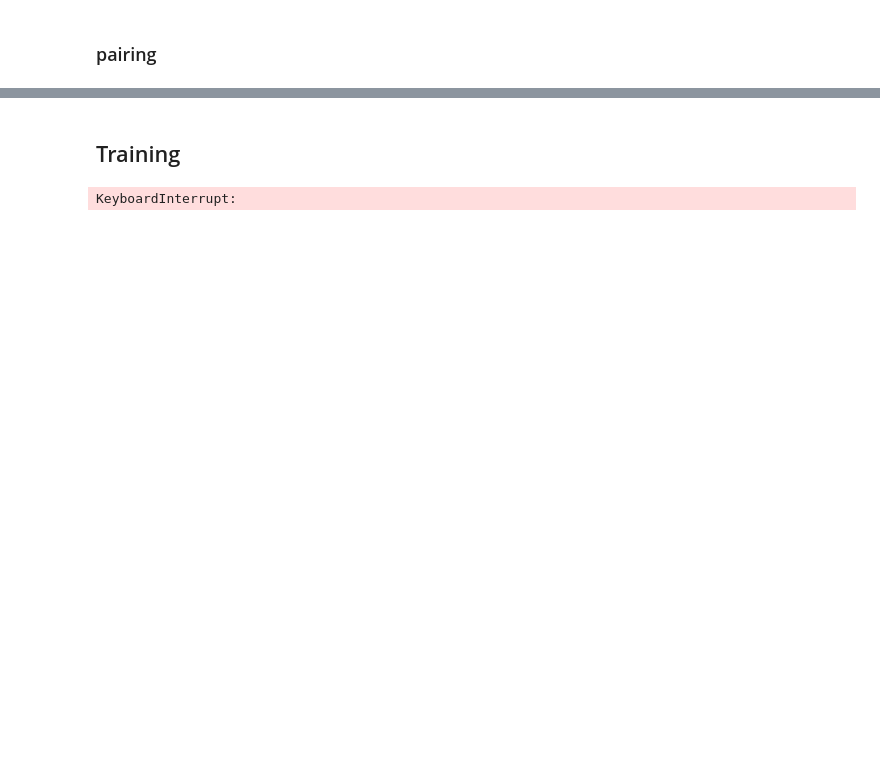
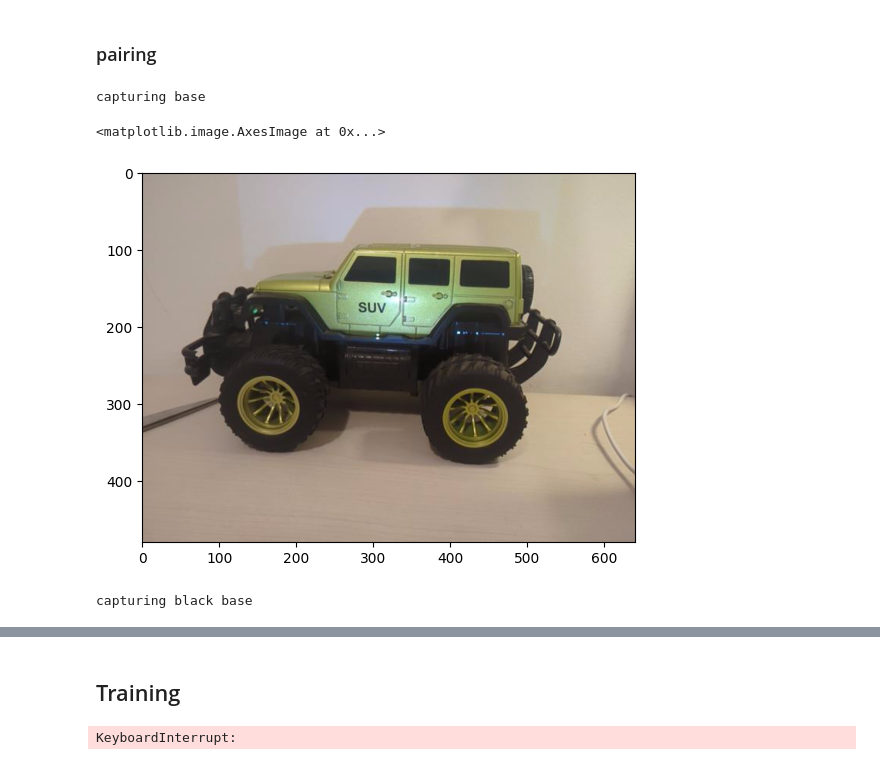
Before and after one commit to Dannynis/AdversarialRendering, a Jupyter notebook: img_adv.ipynb, the cells around one changed output, grey strips where cells are left out. Cells and saved outputs as stored; diff of their text form; code cells hidden in the pictures; blank space fills up the shorter version.

```diff
--- a/img_adv.ipynb
+++ b/img_adv.ipynb
@@ -32,3 +34,37 @@ if not ret:
     print("Failed to grab frame")
 else:
     orig_ref_frame = cv2.cvtColor(frame, cv2.COLOR_BGR2RGB)
+# %%
+import time
+from tqdm import tqdm
+
+secondary_screen_width, secondary_screen_height = 600, 300
+scale = 1
+
+pattern = np.zeros((secondary_screen_width//scale, secondary_screen_height//scale,3),dtype=np.uint8)
+
+
+
+
+cv2.destroyAllWindows()
+
+clear_output()
+
+print('capturing base')
+
+time.sleep(1)
+
+
+for k in range(5):
+    ret, frame = cap.read()
+if not ret:
+    print("Failed to grab frame")
+else:
+    orig_ref_frame_for_saving = cv2.cvtColor(frame, cv2.COLOR_BGR2RGB)
+# %% [output]
+capturing base
+# %%
+plt.imshow(orig_ref_frame_for_saving)
+# %% [output]
+<matplotlib.image.AxesImage at 0x...>
+[figure, added]
@@ -35,28 +74,11 @@ else:
 # %%
-import time
-import tqdm
-
-secondary_screen_width, secondary_screen_height = 600, 300
-scale = 1
-
-pattern = np.zeros((secondary_screen_width//scale, secondary_screen_height//scale,3),dtype=np.uint8)
 
 caps_x = []
 caps_y = []
 
-jumps = 10
 
-
+pattern = np.zeros((secondary_screen_width//scale, secondary_screen_height//scale,3),dtype=np.uint8)
 plot_img(pattern)
-
-
-time.sleep(10)
-
-clear_output()
-
-print('capturing base')
-
-time.sleep(1)
 
 
 for k in range(5):
@@ -66,10 +88,14 @@ if not ret:
 else:
     orig_ref_frame = cv2.cvtColor(frame, cv2.COLOR_BGR2RGB)
 
+time.sleep(3)
+
 clear_output()
 print('capturing black base')
 pattern = np.zeros((secondary_screen_width//scale, secondary_screen_height//scale,3),dtype=np.uint8)
-plot_img(pattern)
+red = np.zeros((secondary_screen_width//scale, secondary_screen_height//scale,3),dtype=np.uint8)
+red[:,:,0] = 255
+plot_img(red)
 time.sleep(3)
 
 
@@ -78,12 +104,12 @@ for k in range(5):
 if not ret:
     print("Failed to grab frame")
 else:
-    orig_ref_frame_black = cv2.cvtColor(frame, cv2.COLOR_BGR2RGB)
+    orig_ref_frame_red = cv2.cvtColor(frame, cv2.COLOR_BGR2RGB)
 
 
-for i in tqdm.tqdm(range(0,pattern.shape[0],jumps)):
+for i in tqdm(range(0,pattern.shape[0],jumps)):
     pattern = np.zeros((secondary_screen_width//scale, secondary_screen_height//scale,3),dtype=np.uint8)
-    pattern[i:i+1,:,:] = 255
+    pattern[i:i+1,:,0] = 255
 
     plot_img(pattern,'black')
 
@@ -98,9 +124,9 @@ for i in tqdm.tqdm(range(0,pattern.shape[0],jumps)):
 
 
 
-for i in tqdm.tqdm(range(0,pattern.shape[1],jumps)):
+for i in tqdm(range(0,pattern.shape[1],jumps)):
     pattern = np.zeros((secondary_screen_width//scale, secondary_screen_height//scale,3),dtype=np.uint8)
-    pattern[:,i:i+1,:] = 255
+    pattern[:,i:i+1,0] = 255
 
     plot_img(pattern,'black')
 
@@ -112,6 +138,8 @@ for i in tqdm.tqdm(range(0,pattern.shape[1],jumps)):
     else:
         frame = cv2.cvtColor(frame, cv2.COLOR_BGR2RGB)
         caps_y.append(frame)
+# %% [output]
+capturing black base
 # %%
 
 def find_rectangles(frame):
```
Also changed, not shown: parts of 23 cells of this notebook, 1 other file.
